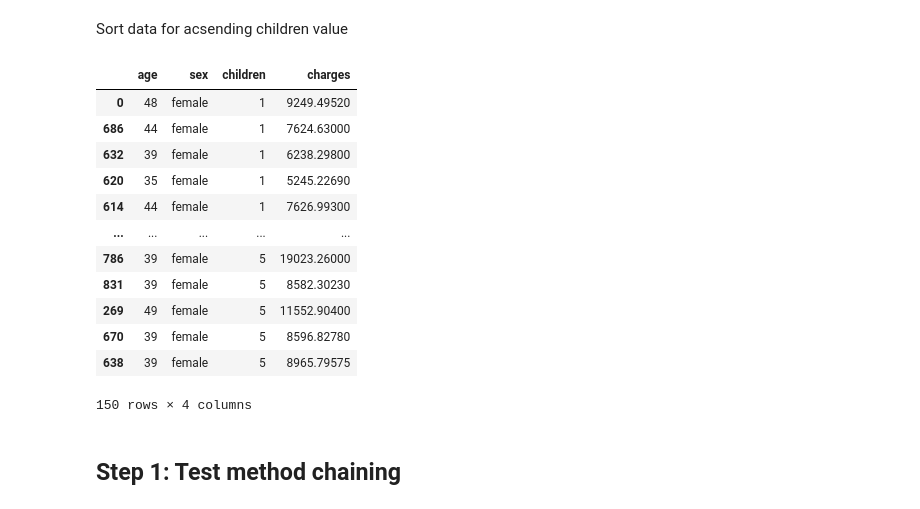
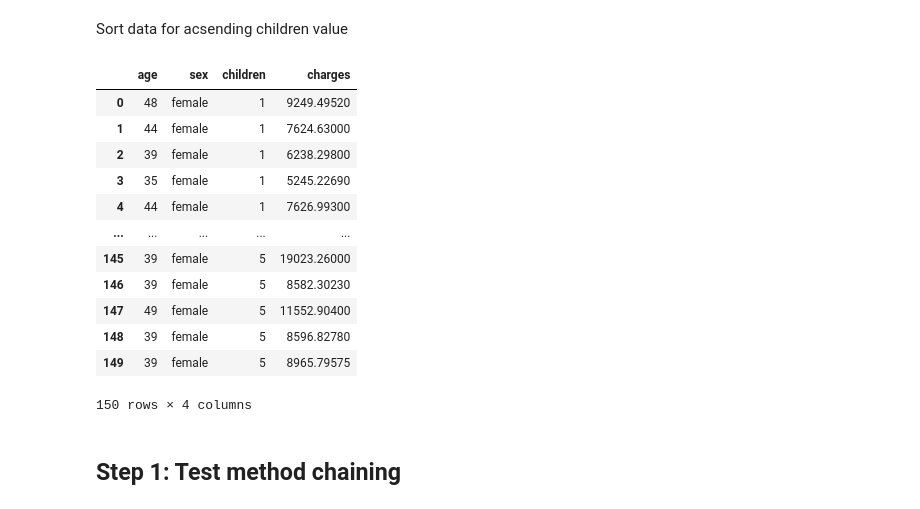
Before and after one commit to ubco-W2022T1-cosc301/project-group30, a Jupyter notebook: notebooks/milestone 3 Task1,2,3. Terry Chang.ipynb, the cells around one changed output. Saved outputs shown, nothing was run; the diff lists cells and outputs as text; code cells hidden in the pictures.

```diff
--- a/notebooks/milestone 3 Task1,2,3. Terry Chang.ipynb
+++ b/notebooks/milestone 3 Task1,2,3. Terry Chang.ipynb
@@ -122,21 +122,23 @@ df3
 # %% [markdown]
 Sort data for acsending children value
 # %%
-df_Final = df3.sort_values('children', ascending = True)
+df4 = df3.sort_values('children', ascending = True)
+df5 = df4.reset_index()
+df_Final = df5.drop(['index'],axis='columns')
 df_Final
 # %% [output]
 |  | age | sex | children | charges |
 | 0 | 48 | female | 1 | 9249.49520 |
-| 686 | 44 | female | 1 | 7624.63000 |
-| 632 | 39 | female | 1 | 6238.29800 |
-| 620 | 35 | female | 1 | 5245.22690 |
-| 614 | 44 | female | 1 | 7626.99300 |
+| 1 | 44 | female | 1 | 7624.63000 |
+| 2 | 39 | female | 1 | 6238.29800 |
+| 3 | 35 | female | 1 | 5245.22690 |
+| 4 | 44 | female | 1 | 7626.99300 |
 | ... | ... | ... | ... | ... |
-| 786 | 39 | female | 5 | 19023.26000 |
-| 831 | 39 | female | 5 | 8582.30230 |
-| 269 | 49 | female | 5 | 11552.90400 |
-| 670 | 39 | female | 5 | 8596.82780 |
-| 638 | 39 | female | 5 | 8965.79575 |
+| 145 | 39 | female | 5 | 19023.26000 |
+| 146 | 39 | female | 5 | 8582.30230 |
+| 147 | 49 | female | 5 | 11552.90400 |
+| 148 | 39 | female | 5 | 8596.82780 |
+| 149 | 39 | female | 5 | 8965.79575 |
 150 rows × 4 columns
 # %% [markdown]
 ## Step 1: Test method chaining
```
Also changed, not shown: parts of 7 cells of this notebook, 2 other files.
